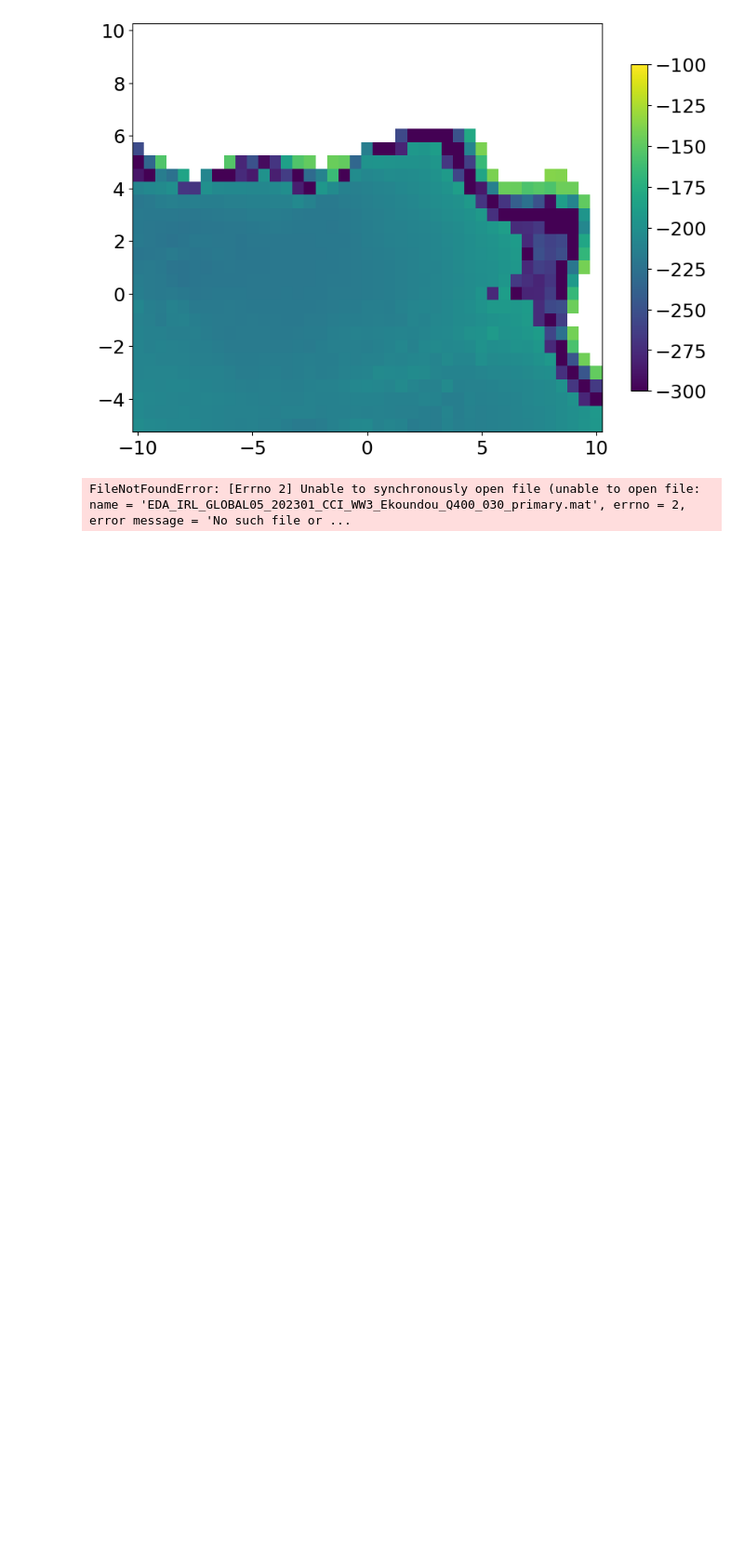
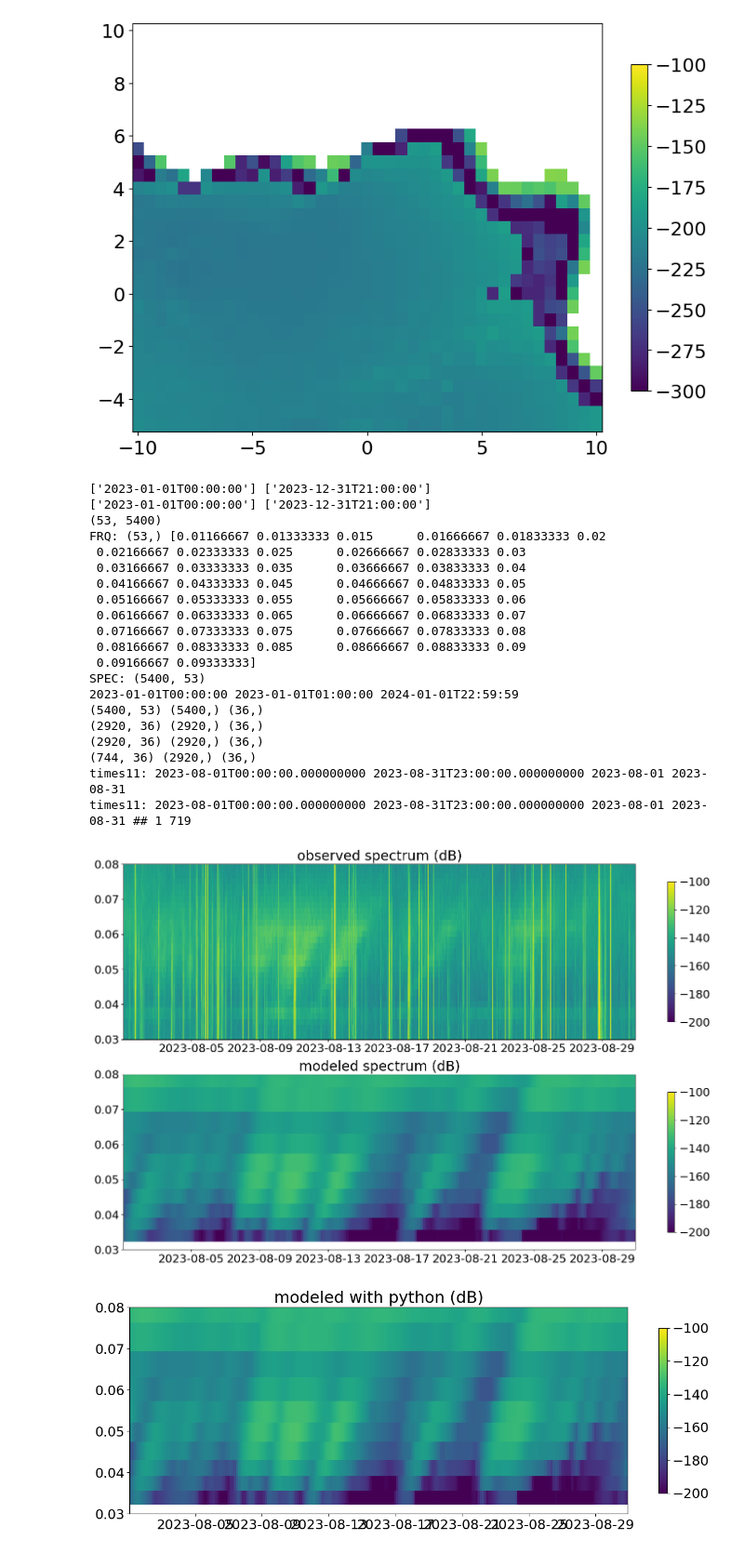
Before and after one commit to ardhuin/microseisms_LOPS, a Jupyter notebook: scripts/comp_primary_from_ef_map.ipynb, the cells around one changed output. Shown at 93% size. Saved outputs shown, nothing was run; the diff lists cells and outputs as text; code cells hidden in the pictures; blank space fills up the shorter version.

```diff
--- a/scripts/comp_primary_from_ef_map.ipynb
+++ b/scripts/comp_primary_from_ef_map.ipynb
@@ -124,11 +124,11 @@ sourceplot: nan
 [figure]
 # %%
 #times,freqp,Ef_pris,Q,lato,lono=import_synthetic_mat('EDA_PDC_GLOBAL05_202301_TEST471_REF102040Q400_150_primary.mat')
-times,freqp,Ef_pris,Q,lato,lono=seismic.import_synthetic_mat('EDA_IRL_GLOBAL05_202301_CCI_WW3_Ekoundou_Q400_030_primary.mat')
-times,freqp,Ef_pri2,Q,lato,lono=seismic.import_synthetic_mat('EDA_IRL_GLOBAL05_202301_CCI_WW3_Akpo_Q400_200_primary.mat')
+times,freqp,Ef_pris,Q,lato,lono=seismic.import_synthetic_mat('../data/primary_synthetic_matlab/EDA_IRL_GLOBAL05_202301_CCI_WW3_Ekoundou_Q400_030_primary.mat')
+times,freqp,Ef_pri2,Q,lato,lono=seismic.import_synthetic_mat('../data/primary_synthetic_matlab/EDA_IRL_GLOBAL05_202301_CCI_WW3_Akpo_Q400_200_primary.mat')
 
 # Warning: data from Piero is probably PSD of acceleration ...
-file='SpecEDA2023_psd.npz' # 'SpecEDA2023.npz'
+file='../data/seismic_PSDs/SpecEDA2023_psd.npz' # 'SpecEDA2023.npz'
 date0, frq0, spectre0=seismic.read_sismo_npz(file)
 print('FRQ:',np.shape(frq0),frq0[0:50])
 print('SPEC:',np.shape(spectre0))
@@ -146,31 +146,52 @@ _=plt.colorbar(im,ax=ax[0],label='', location='right',shrink=0.8)
 _=ax[0].set_title('observed spectrum (dB)')
 #_=ax[0].set_ylim([0.03,0.08])
 _=ax[0].set_ylim([0.03,0.08])
 
 print(np.shape(Ef_pris),np.shape(times),np.shape(freqp))
 indsm=np.where((times > t1) & (times < t2))[0]
 im=ax[1].pcolormesh(times[indsm],freqp[0:10],10*np.log10(3600*Ef_pris[indsm,0:10].T),cmap='viridis',rasterized=True, shading='nearest',vmin=-200, vmax=-100)
 _=plt.colorbar(im,ax=ax[1],label='', location='right',shrink=0.8)
 _=ax[1].set_title('modeled spectrum (dB)')
 _=ax[1].set_ylim([0.03,0.08])
 
 
 fig, ax = plt.subplots(nrows=1, ncols=1,figsize=(15,5))
 print(np.shape(F_delta),np.shape(times),np.shape(freqp))
 indsm=np.where((times1 > t1) & (times1 < t2))[0]
 im=ax.pcolormesh(times1[indsm],freqp[0:10],10*np.log10(F_delta[indsm,0:10].T),cmap='viridis',rasterized=True, shading='nearest',vmin=-200, vmax=-100)
 _=plt.colorbar(im,ax=ax,label='', location='right',shrink=0.8)
 _=ax.set_title('modeled with python (dB)')
 _=ax.set_ylim([0.03,0.08])
 
 fig, ax = plt.subplots(nrows=1, ncols=1,figsize=(15,5))
 print(np.shape(F_delta1),np.shape(times),np.shape(freqp))
 print('times11:',times11[0].values,times11[-1].values,t1,t2)
 indsm=np.where((times11 > t1) & (times11 < t2))[0]
 print('times11:',times11[0].values,times11[-1].values,t1,t2,'##',indsm[0],indsm[-1])
 im=ax.pcolormesh(times11[indsm],freqp1[0:10],10*np.log10(F_delta1[indsm,0:10].T),cmap='viridis',rasterized=True, shading='nearest',vmin=-200, vmax=-100)
 _=plt.colorbar(im,ax=ax,label='', location='right',shrink=0.8)
 _=ax.set_title('modeled with python (dB)')
 _=ax.set_ylim([0.03,0.08])
 # %% [output]
-FileNotFoundError: [Errno 2] Unable to synchronously open file (unable to open file: name = 'EDA_IRL_GLOBAL05_202301_CCI_WW3_Ekoundou_Q400_030_primary.mat', errno = 2, error message = 'No such file or ...
+['2023-01-01T00:00:00'] ['2023-12-31T21:00:00']
+['2023-01-01T00:00:00'] ['2023-12-31T21:00:00']
+(53, 5400)
+FRQ: (53,) [0.01166667 0.01333333 0.015      0.01666667 0.01833333 0.02
+ 0.02166667 0.02333333 0.025      0.02666667 0.02833333 0.03
+ 0.03166667 0.03333333 0.035      0.03666667 0.03833333 0.04
+ 0.04166667 0.04333333 0.045      0.04666667 0.04833333 0.05
+ 0.05166667 0.05333333 0.055      0.05666667 0.05833333 0.06
+ 0.06166667 0.06333333 0.065      0.06666667 0.06833333 0.07
+ 0.07166667 0.07333333 0.075      0.07666667 0.07833333 0.08
+ 0.08166667 0.08333333 0.085      0.08666667 0.08833333 0.09
+ 0.09166667 0.09333333]
+SPEC: (5400, 53)
+2023-01-01T00:00:00 2023-01-01T01:00:00 2024-01-01T22:59:59
+(5400, 53) (5400,) (36,)
+(2920, 36) (2920,) (36,)
+(2920, 36) (2920,) (36,)
+(744, 36) (2920,) (36,)
+times11: 2023-08-01T00:00:00.000000000 2023-08-31T23:00:00.000000000 2023-08-01 2023-08-31
+times11: 2023-08-01T00:00:00.000000000 2023-08-31T23:00:00.000000000 2023-08-01 2023-08-31 ## 1 719
+[figure, added]
+[figure, added]
```
Also changed, not shown: parts of 3 cells of this notebook, 1 other file.
